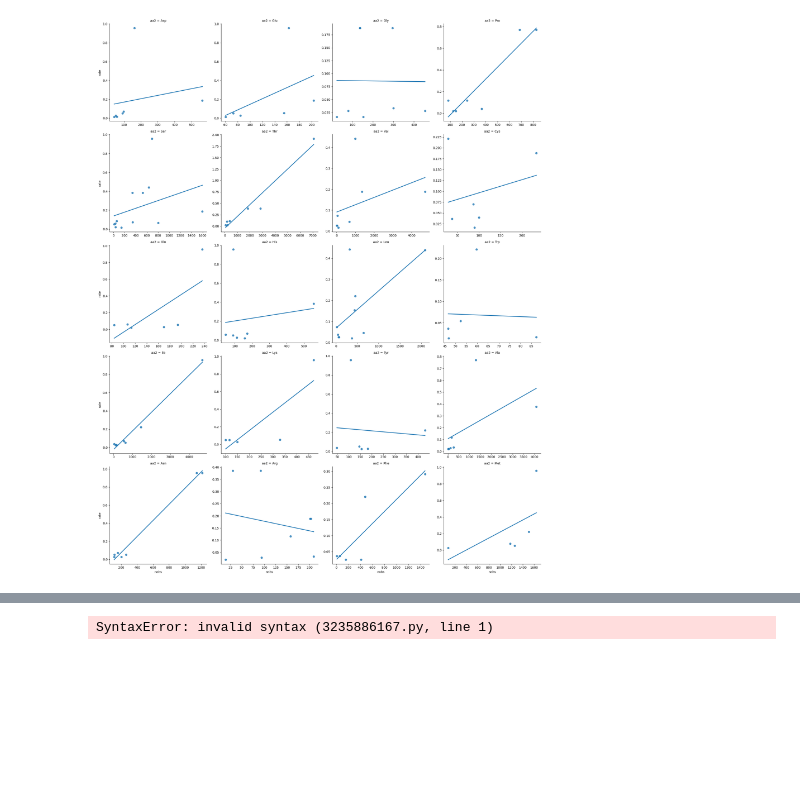
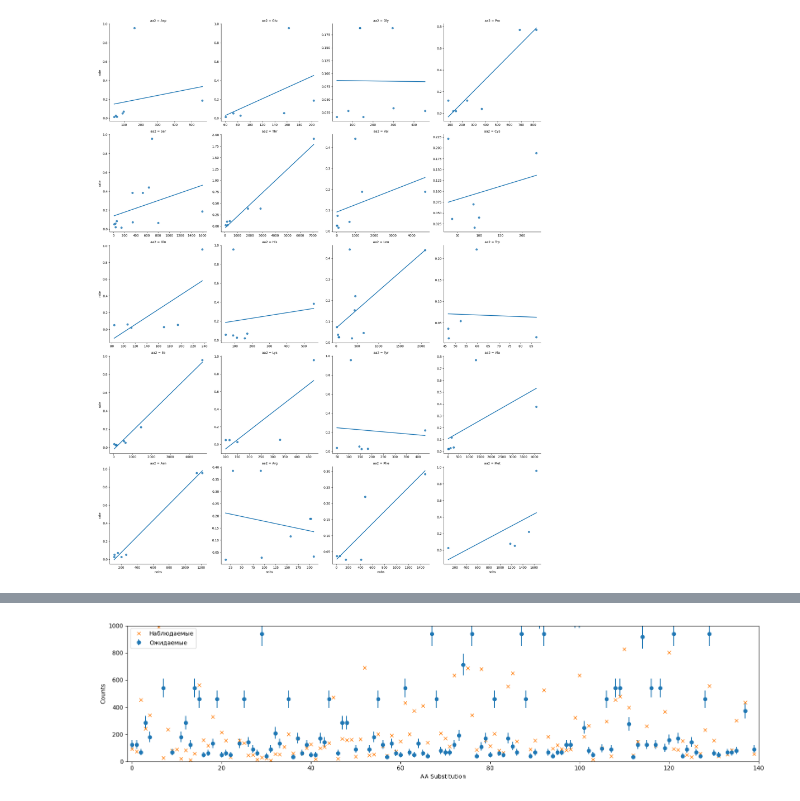
Before and after one commit to mitoclub/AminoAcidShift, a Jupyter notebook: process_analysis/analyse.ipynb, the cells around one changed output, grey strips where cells are left out. Drawn from its saved outputs; the diff is of its cells as text; code cells hidden in the pictures; blank space fills up the shorter version.

Commit message:
derive metrics for several datasets

```diff
--- a/vertebrates_aa_subst/analyse.ipynb
+++ b/process_analysis/analyse.ipynb
@@ -16,5 +19,5 @@ warnings.filterwarnings("ignore")
 # %%
-obs_df_ns_flt = pd.read_csv('dataset/obs_muts.csv')
+obs_df_ns_flt = pd.read_csv('../vertebrates_aa_subst/dataset/obs_muts.csv')
 obs_df_ns_flt
 # %% [output]
 |  | Mut | MutType | Site | PosInCodon | RefCodon | AltCodon | RefAa | AltAa | ProbaRef | ProbaMut | ... |
@@ -173,11 +188,16 @@ KL-дивергенция: 0.63
-# %%
-для каждой отдельной мутации можно оценить правдоподобие того, что она движется согласно нашим ожиданиям
-
-т.е. у нас есть вероятность наблюденной мутации
-
-нет, надо посчитать ожидаемые каунты вместо вероятностей и сравнивать с наблюдаемыми:
-
-- пересекать множества мутаций
-- счиатать абсолютные различия, что есть суть 1 пункта выше
-# %% [output]
-SyntaxError: invalid syntax (3235886167.py, line 1)
+# %%
+plt.figure(figsize=(16, 4))
+plt.errorbar(range(len(observed_counts)), expected_counts,
+             yerr=[expected_counts-lower_bound, upper_bound-expected_counts],
+             fmt='o', label='Ожидаемые')
+plt.plot(observed_counts, 'x', label='Наблюдаемые')
+plt.xlabel('AA Substitution')
+plt.ylabel('Counts')
+plt.xlim(-1, len(observed_counts))
+plt.ylim(0, 1000)
+# plt.yscale('log')
+plt.tight_layout()
+plt.legend()
+plt.show()
+# %% [output]
+[figure, added]
```
Also changed, not shown: parts of 19 cells of this notebook, 5 other files.
